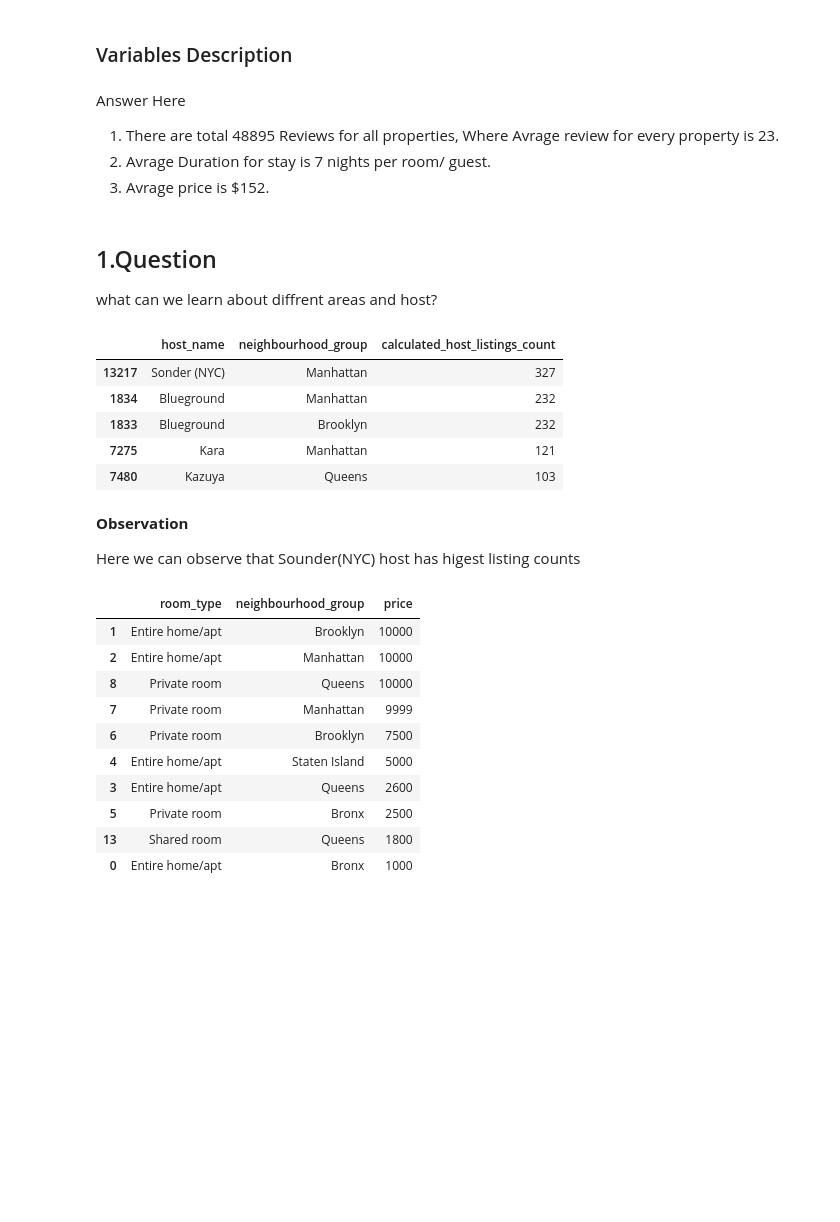
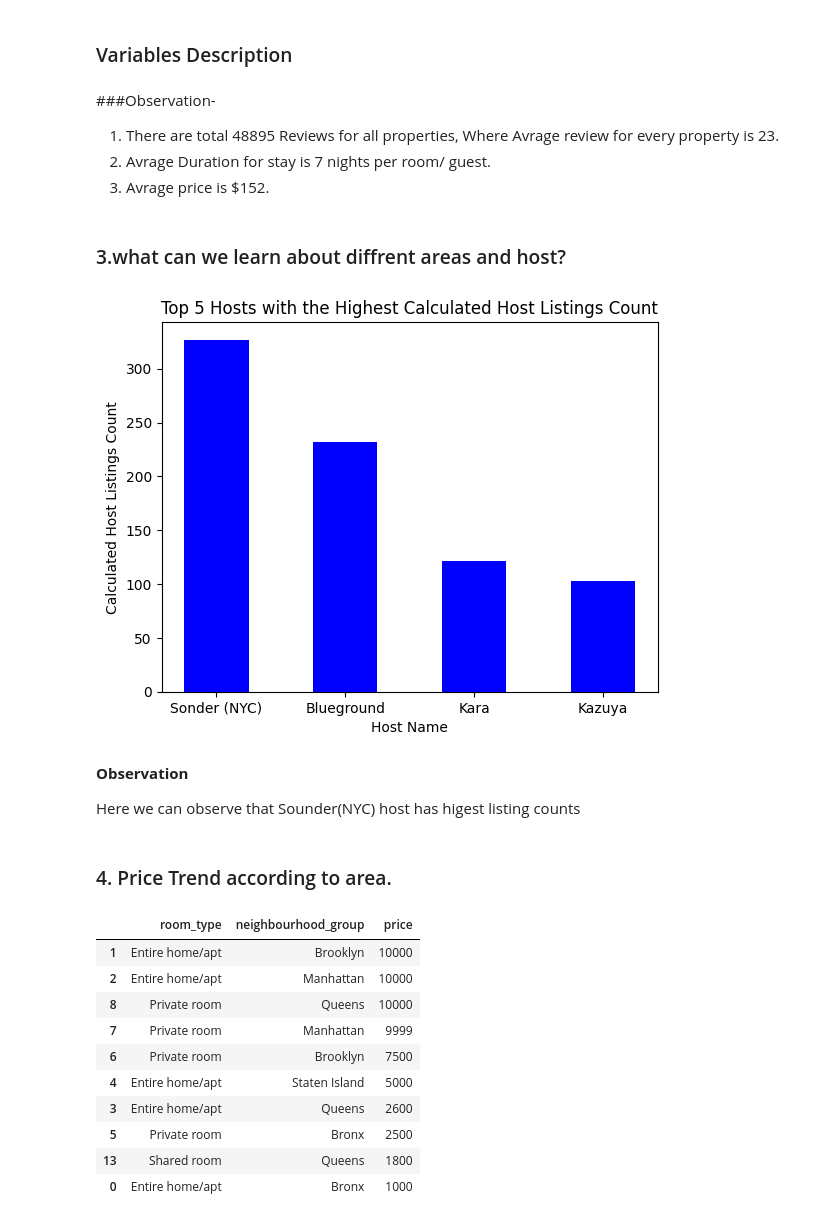
Before and after one commit to Shubhampingley/AirbnbProject, a Jupyter notebook: Final_Airbnb_Project.ipynb, the cells around one changed output. Drawn from its saved outputs; the diff is of its cells as text; code cells hidden in the pictures; blank space fills up the shorter version.

```diff
--- a/Final_Airbnb_Project.ipynb
+++ b/Final_Airbnb_Project.ipynb
@@ -207,29 +186,41 @@ df.describe()
 # %% [markdown]
 ### Variables Description
 # %% [markdown]
-Answer Here
+###Observation-
 
 
 1. There are total 48895 Reviews for all properties, Where Avrage review for every property is 23.
 2. Avrage Duration for stay is 7 nights per room/ guest.
 3. Avrage price is $152.
 # %% [markdown]
-## 1.Question
-what can we learn about diffrent areas and host?
+### 3.what can we learn about diffrent areas and host?
-# %%
-host_areas= df.groupby(['host_name', 'neighbourhood_group'])['calculated_host_listings_count'].max().reset_index()
-host_areas.sort_values(by='calculated_host_listings_count',ascending=False).head(5)
-# %% [output]
-|  | host_name | neighbourhood_group | calculated_host_listings_count |
-| 13217 | Sonder (NYC) | Manhattan | 327 |
-| 1834 | Blueground | Manhattan | 232 |
-| 1833 | Blueground | Brooklyn | 232 |
-| 7275 | Kara | Manhattan | 121 |
-| 7480 | Kazuya | Queens | 103 |
+# %%
+# Chart - visualization code
+
+
+host_areas = df.groupby(['host_name', 'neighbourhood_group'])['calculated_host_listings_count'].max().reset_index()
+
+top_5_hosts = host_areas.sort_values(by='calculated_host_listings_count', ascending=False).head(5)
+
+host = top_5_hosts['host_name']
+areas = top_5_hosts['calculated_host_listings_count']
+
+# Creating a bar plot
+plt.bar(host, areas, color='blue', width=0.5)
+
+plt.xlabel('Host Name')
+plt.ylabel('Calculated Host Listings Count')
+plt.title('Top 5 Hosts with the Highest Calculated Host Listings Count')
+
+plt.show()
+# %% [output]
+[figure, added]
 # %% [markdown]
 **Observation**
 
 Here we can observe that Sounder(NYC) host has higest listing counts
+# %% [markdown]
+### 4.  Price Trend according to area.
 # %%
 neighbourhood_price= df.groupby(['room_type','neighbourhood_group'])['price'].max().reset_index()
 neighbourhood_price.sort_values(by='price',ascending=False).head(10)
```
Also changed, not shown: parts of 45 cells of this notebook.
